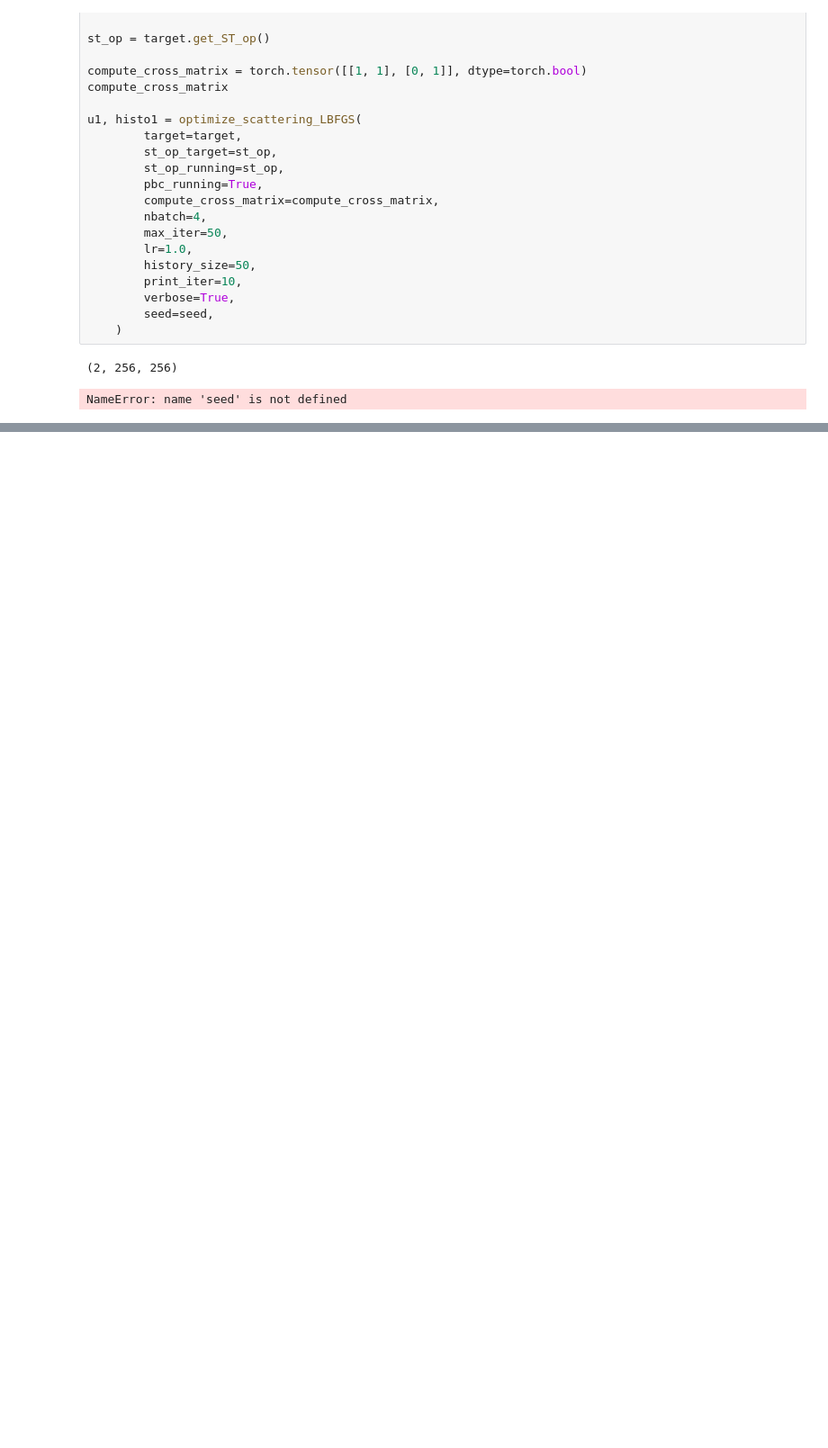
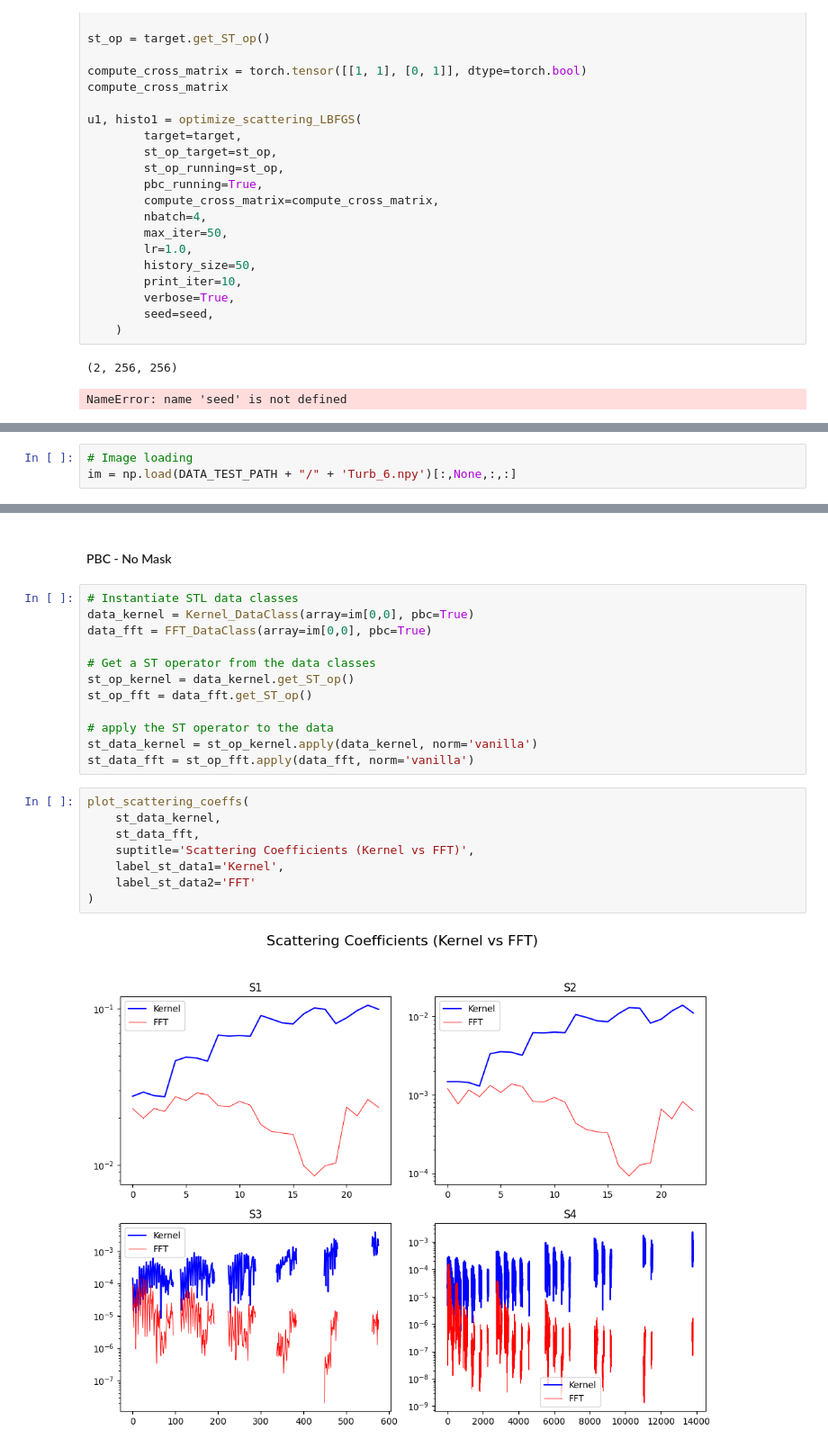
Before and after one commit to camilledussauchoy-glitch/STL-Dev_Camille, a Jupyter notebook: docs/user_notebook.ipynb, the cells around one changed output, grey strips where cells are left out. Shown at 90% size. Saved outputs shown, nothing was run; the diff lists cells and outputs as text; blank space fills up the shorter version.

```diff
--- a/docs/user_notebook.ipynb
+++ b/docs/user_notebook.ipynb
@@ -397,0 +412,3 @@ NameError: name 'seed' is not defined
+# %%
+# Image loading
+im = np.load(DATA_TEST_PATH + "/" + 'Turb_6.npy')[:,None,:,:]
@@ -397,0 +423,24 @@ NameError: name 'seed' is not defined
+# %% [markdown]
+#### PBC - No Mask
+# %%
+# Instantiate STL data classes
+data_kernel = Kernel_DataClass(array=im[0,0], pbc=True)
+data_fft = FFT_DataClass(array=im[0,0], pbc=True)
+
+# Get a ST operator from the data classes
+st_op_kernel = data_kernel.get_ST_op()
+st_op_fft = data_fft.get_ST_op()
+
+# apply the ST operator to the data
+st_data_kernel = st_op_kernel.apply(data_kernel, norm='vanilla')
+st_data_fft = st_op_fft.apply(data_fft, norm='vanilla')
+# %%
+plot_scattering_coeffs(
+    st_data_kernel,
+    st_data_fft,
+    suptitle='Scattering Coefficients (Kernel vs FFT)',
+    label_st_data1='Kernel',
+    label_st_data2='FFT'
+)
+# %% [output]
+[figure, added]
```
Also changed, not shown: parts of 40 cells of this notebook, 7 other files.
